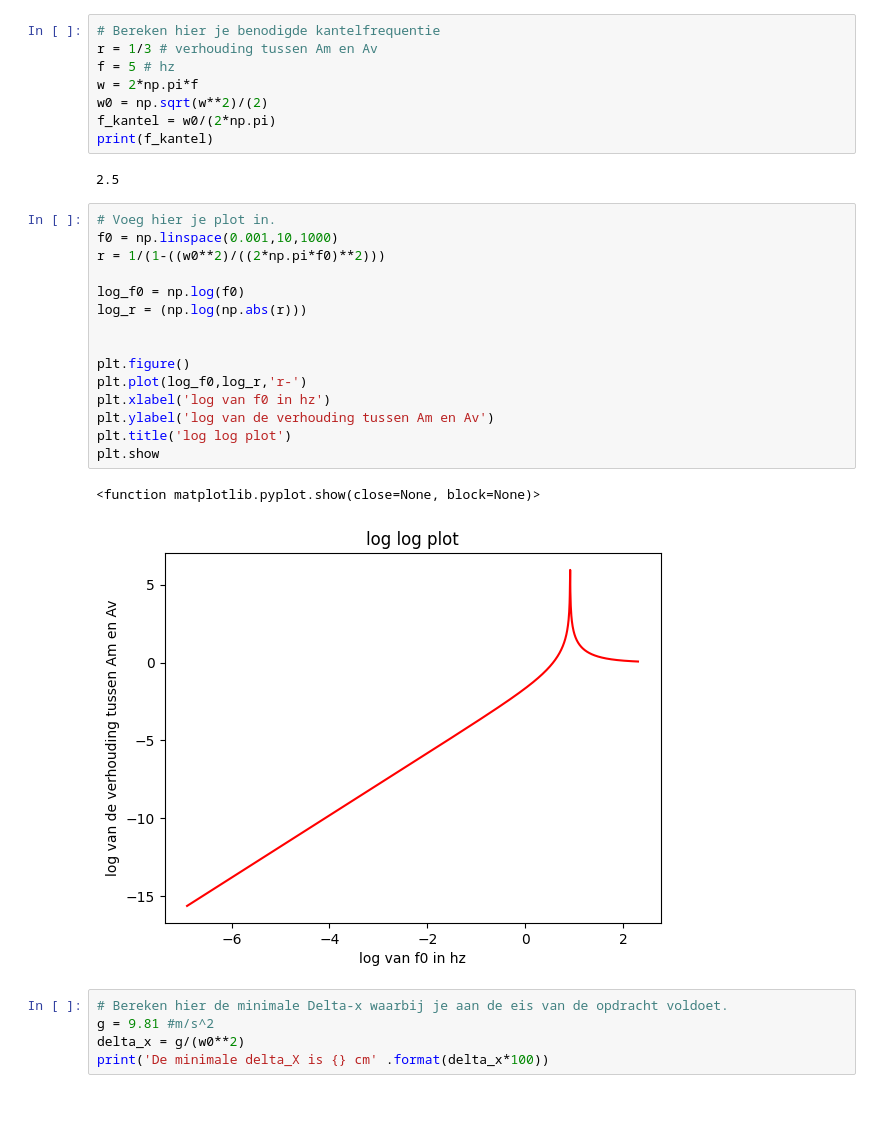
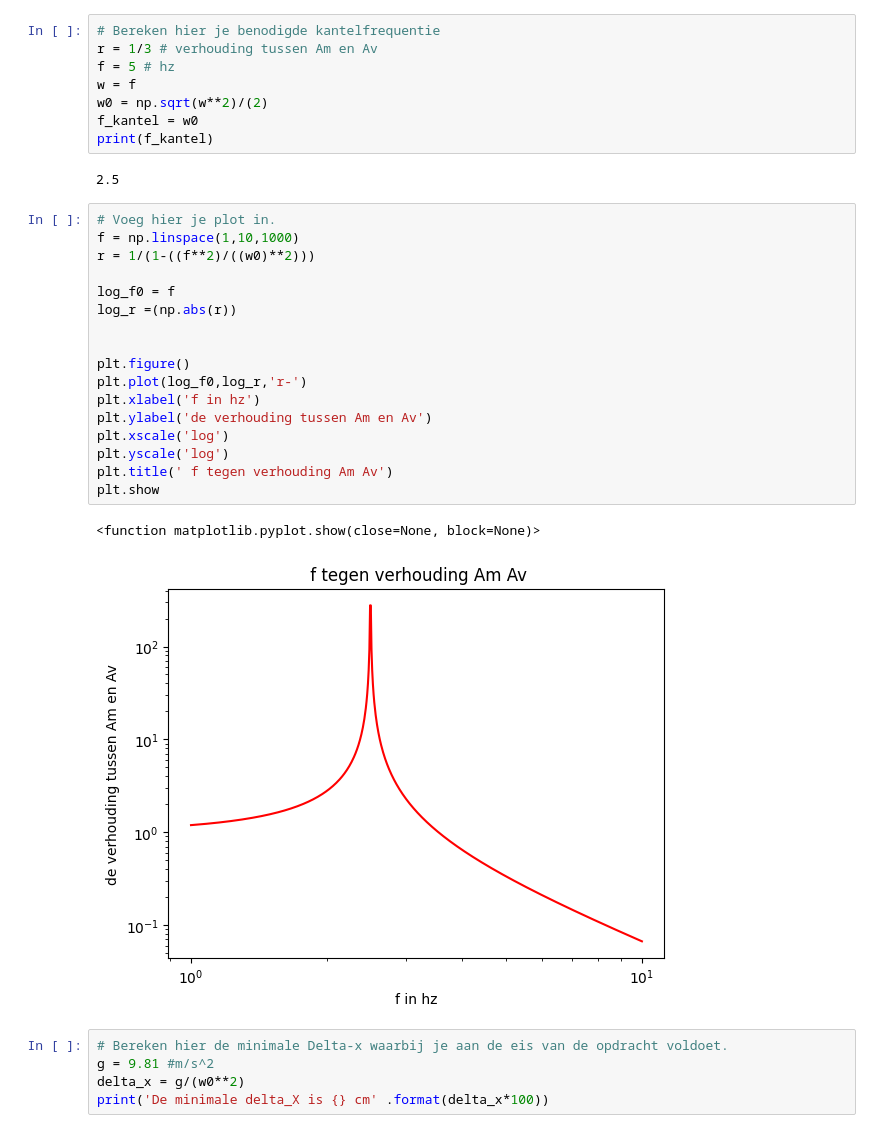
Before and after one commit to tdrvs/opdrachten-DEF-D, a Jupyter notebook: FysiekeOntwerpopdrachten/5MaakEenOpstellingTrillingsvrij/Ontwerpopdracht5MaakEenOpstellingTrillingsvrijInvulTemplate.ipynb, the cells around one changed output. Drawn from its saved outputs; the diff is of its cells as text; blank space fills up the shorter version.

```diff
--- a/FysiekeOntwerpopdrachten/5MaakEenOpstellingTrillingsvrij/Ontwerpopdracht5MaakEenOpstellingTrillingsvrijInvulTemplate.ipynb
+++ b/FysiekeOntwerpopdrachten/5MaakEenOpstellingTrillingsvrij/Ontwerpopdracht5MaakEenOpstellingTrillingsvrijInvulTemplate.ipynb
@@ -48,30 +48,32 @@ Vul onderstaande tabel in:
 # Bereken hier je benodigde kantelfrequentie
 r = 1/3 # verhouding tussen Am en Av
 f = 5 # hz
-w = 2*np.pi*f
+w = f
 w0 = np.sqrt(w**2)/(2)
-f_kantel = w0/(2*np.pi)
+f_kantel = w0
 print(f_kantel)
 # %% [output]
 2.5
 # %%
 # Voeg hier je plot in.
-f0 = np.linspace(0.001,10,1000)
-r = 1/(1-((w0**2)/((2*np.pi*f0)**2)))
+f = np.linspace(1,10,1000)
+r = 1/(1-((f**2)/((w0)**2)))
 
-log_f0 = np.log(f0)
-log_r = (np.log(np.abs(r)))
+log_f0 = f
+log_r =(np.abs(r))
 
 
 plt.figure()
 plt.plot(log_f0,log_r,'r-')
-plt.xlabel('log van f0 in hz')
-plt.ylabel('log van de verhouding tussen Am en Av')
-plt.title('log log plot')
+plt.xlabel('f in hz')
+plt.ylabel('de verhouding tussen Am en Av')
+plt.xscale('log')
+plt.yscale('log')
+plt.title(' f tegen verhouding Am Av')
 plt.show
 # %% [output]
 <function matplotlib.pyplot.show(close=None, block=None)>
-[figure, old version]
+[figure, new version]
 # %%
 # Bereken hier de minimale Delta-x waarbij je aan de eis van de opdracht voldoet.
 g = 9.81 #m/s^2
```
Also changed, not shown: parts of 14 cells of this notebook, 4 other files.
